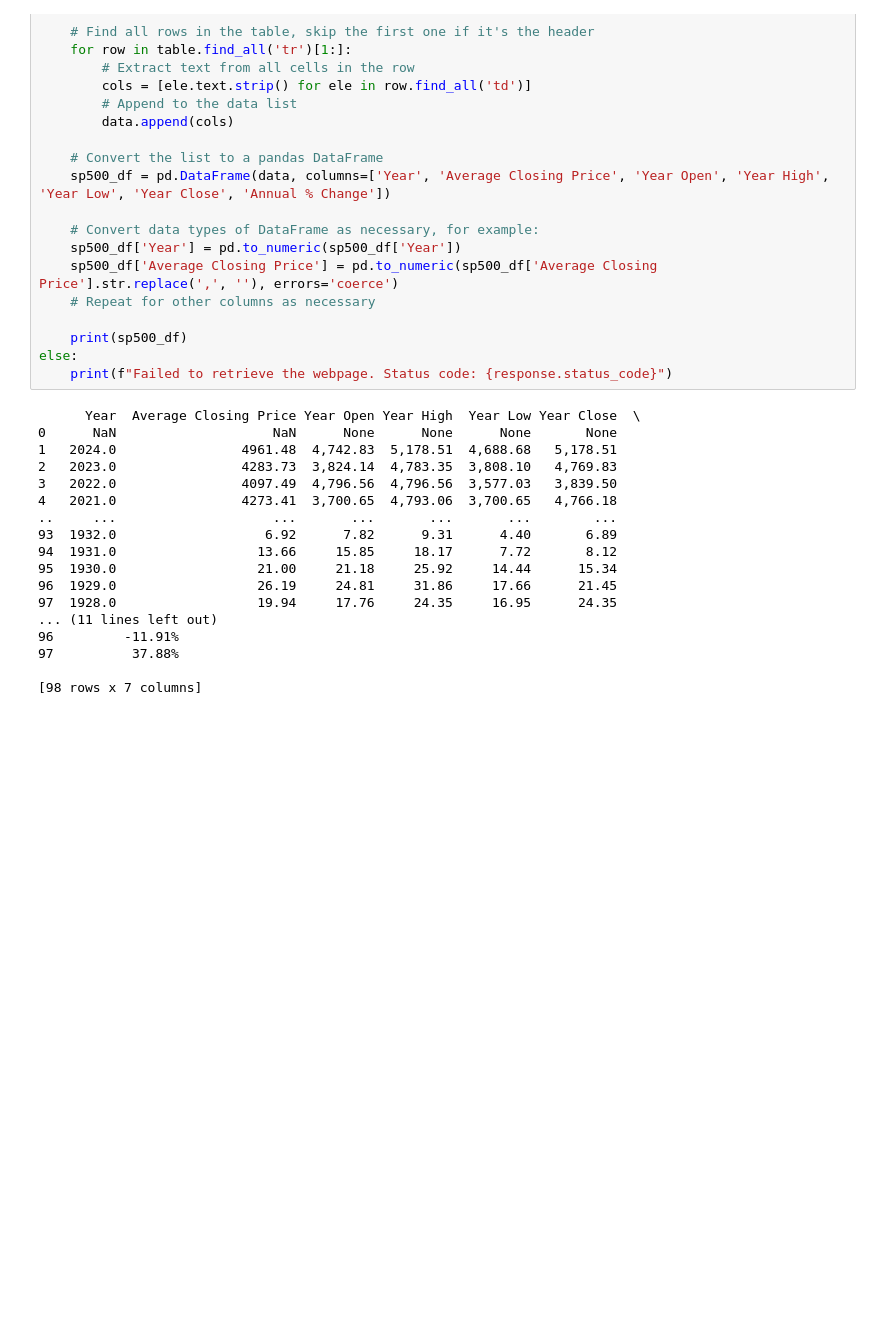
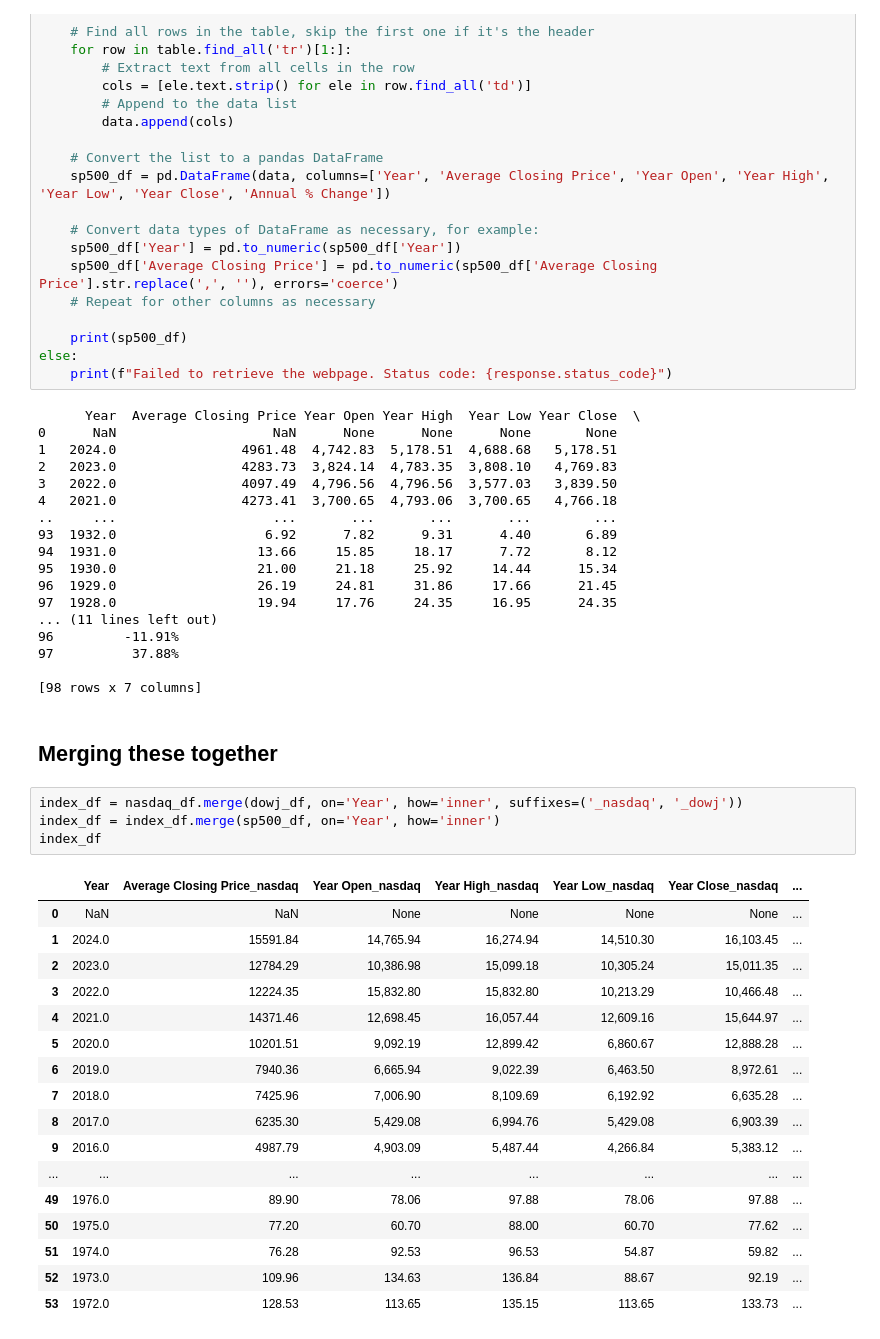
Before and after one commit to patwilliams04/DSCI411-project, a Jupyter notebook: Data Collection/dataGathering.ipynb, the cells around one changed output. Cells and saved outputs as stored; diff of their text form; blank space fills up the shorter version.

```diff
--- a/Data Collection/dataGathering.ipynb
+++ b/Data Collection/dataGathering.ipynb
@@ -182,3 +184,27 @@ else:
 97          37.88%
 
 [98 rows x 7 columns]
+# %% [markdown]
+## Merging these together
+# %%
+index_df = nasdaq_df.merge(dowj_df, on='Year', how='inner', suffixes=('_nasdaq', '_dowj'))
+index_df = index_df.merge(sp500_df, on='Year', how='inner')
+index_df
+# %% [output]
+|  | Year | Average Closing Price_nasdaq | Year Open_nasdaq | Year High_nasdaq | Year Low_nasdaq | Year Close_nasdaq | ... |
+| 0 | NaN | NaN | None | None | None | None | ... |
+| 1 | 2024.0 | 15591.84 | 14,765.94 | 16,274.94 | 14,510.30 | 16,103.45 | ... |
+| 2 | 2023.0 | 12784.29 | 10,386.98 | 15,099.18 | 10,305.24 | 15,011.35 | ... |
+| 3 | 2022.0 | 12224.35 | 15,832.80 | 15,832.80 | 10,213.29 | 10,466.48 | ... |
+| 4 | 2021.0 | 14371.46 | 12,698.45 | 16,057.44 | 12,609.16 | 15,644.97 | ... |
+| 5 | 2020.0 | 10201.51 | 9,092.19 | 12,899.42 | 6,860.67 | 12,888.28 | ... |
+| 6 | 2019.0 | 7940.36 | 6,665.94 | 9,022.39 | 6,463.50 | 8,972.61 | ... |
+| 7 | 2018.0 | 7425.96 | 7,006.90 | 8,109.69 | 6,192.92 | 6,635.28 | ... |
+| 8 | 2017.0 | 6235.30 | 5,429.08 | 6,994.76 | 5,429.08 | 6,903.39 | ... |
+| 9 | 2016.0 | 4987.79 | 4,903.09 | 5,487.44 | 4,266.84 | 5,383.12 | ... |
+| ... | ... | ... | ... | ... | ... | ... | ... |
+| 49 | 1976.0 | 89.90 | 78.06 | 97.88 | 78.06 | 97.88 | ... |
+| 50 | 1975.0 | 77.20 | 60.70 | 88.00 | 60.70 | 77.62 | ... |
+| 51 | 1974.0 | 76.28 | 92.53 | 96.53 | 54.87 | 59.82 | ... |
+| 52 | 1973.0 | 109.96 | 134.63 | 136.84 | 88.67 | 92.19 | ... |
+| 53 | 1972.0 | 128.53 | 113.65 | 135.15 | 113.65 | 133.73 | ... |
```
Also changed, not shown: parts of 13 cells of this notebook, 1 other file.
